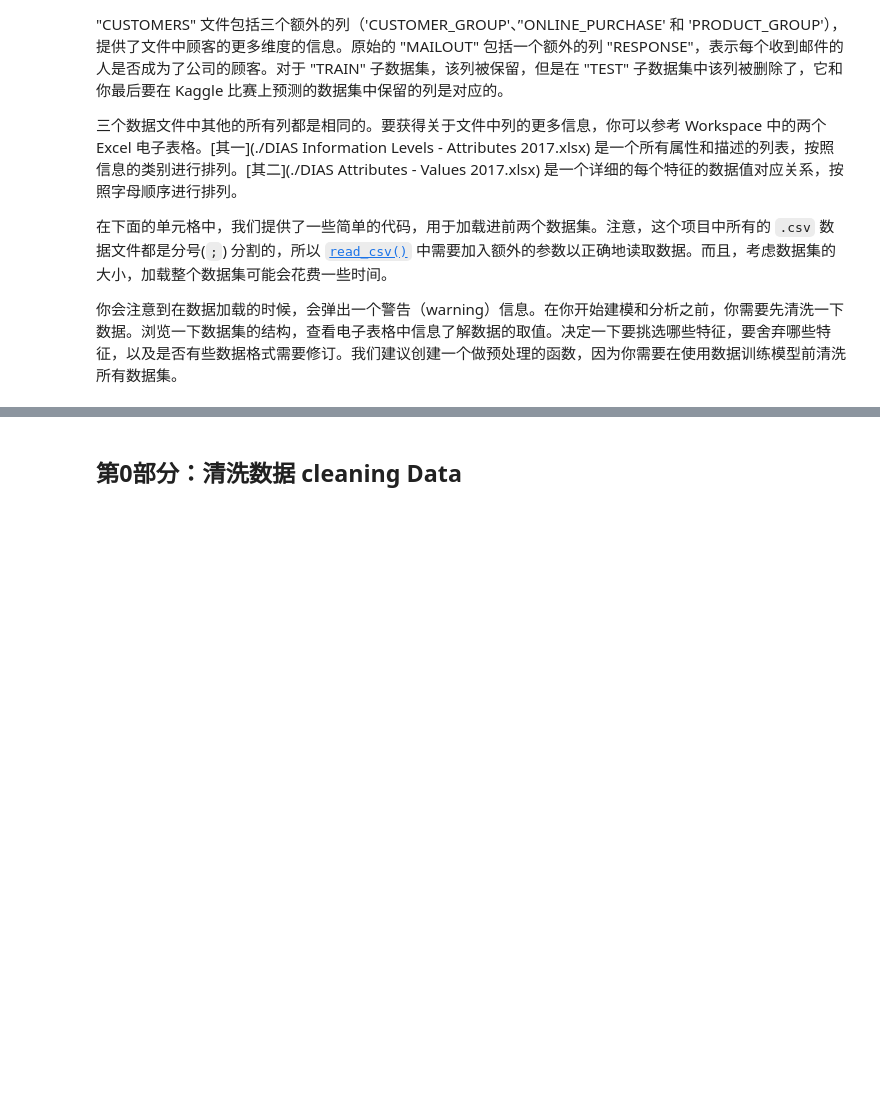
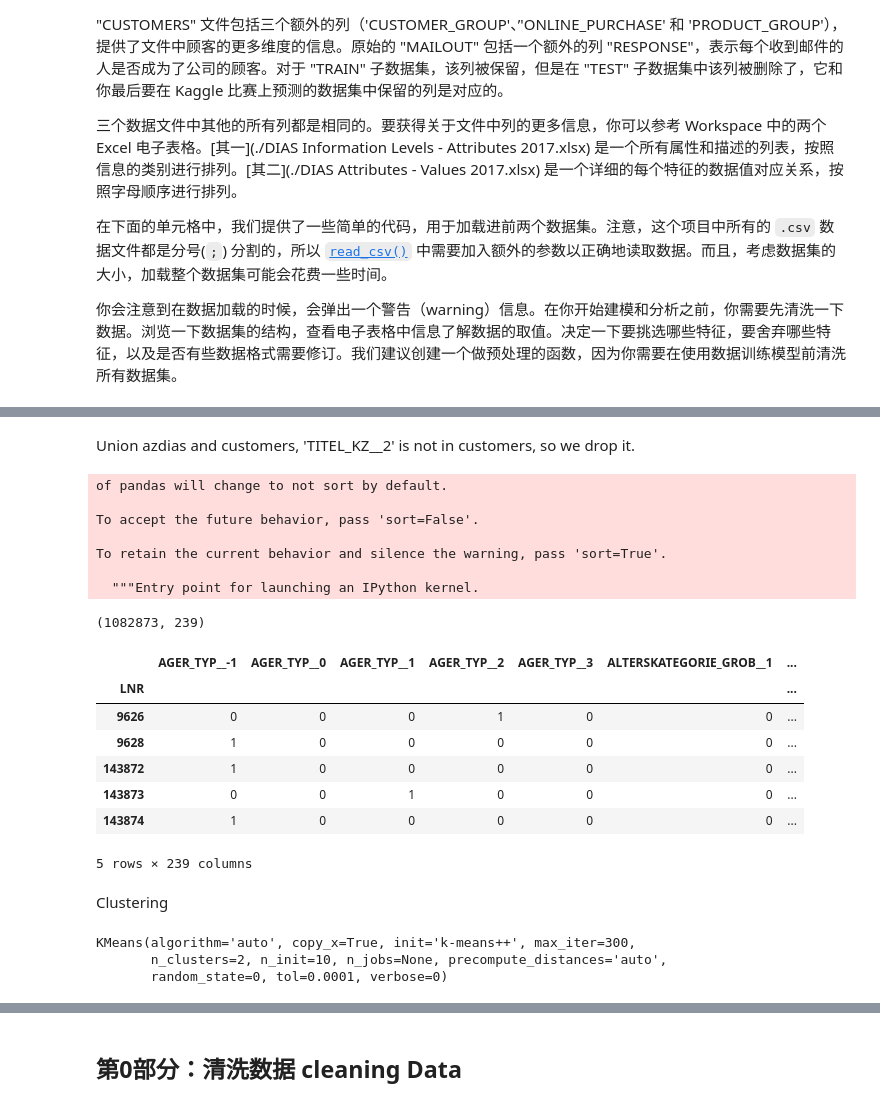
Before and after one commit to xibux-repo/kaggle, a Jupyter notebook: Arvato/Arvato_Project_Workbook_zh.ipynb, the cells around one changed output, grey strips where cells are left out. Saved outputs shown, nothing was run; the diff lists cells and outputs as text; code cells hidden in the pictures; blank space fills up the shorter version.

```diff
--- a/Arvato/Arvato_Project_Workbook_zh.ipynb
+++ b/Arvato/Arvato_Project_Workbook_zh.ipynb
@@ -78,0 +182,35 @@ customers.head()
+# %% [markdown]
+Union azdias and customers, 'TITEL_KZ__2' is not in customers, so we drop it.
+# %%
+union_all = pd.concat([customers_personal_dummies, azdias_personal_dummies])
+union_all.drop(columns=['TITEL_KZ__2'], inplace=True)
+print(union_all.shape)
+union_all.head() # this is the training data
+# %% [output]
+of pandas will change to not sort by default.
+
+To accept the future behavior, pass 'sort=False'.
+
+To retain the current behavior and silence the warning, pass 'sort=True'.
+
+  """Entry point for launching an IPython kernel.
+(1082873, 239)
+|  | AGER_TYP__-1 | AGER_TYP__0 | AGER_TYP__1 | AGER_TYP__2 | AGER_TYP__3 | ALTERSKATEGORIE_GROB__1 | ... |
+| LNR |  |  |  |  |  |  | ... |
+| 9626 | 0 | 0 | 0 | 1 | 0 | 0 | ... |
+| 9628 | 1 | 0 | 0 | 0 | 0 | 0 | ... |
+| 143872 | 1 | 0 | 0 | 0 | 0 | 0 | ... |
+| 143873 | 0 | 0 | 1 | 0 | 0 | 0 | ... |
+| 143874 | 1 | 0 | 0 | 0 | 0 | 0 | ... |
+5 rows × 239 columns
+# %% [markdown]
+Clustering
+# %%
+from sklearn.cluster import KMeans
+X = union_all.drop(columns=['label'])
+kmeans = KMeans(n_clusters=2, random_state=0).fit(X)
+kmeans
+# %% [output]
+KMeans(algorithm='auto', copy_x=True, init='k-means++', max_iter=300,
+       n_clusters=2, n_init=10, n_jobs=None, precompute_distances='auto',
+       random_state=0, tol=0.0001, verbose=0)
```
Also changed, not shown: parts of 27 cells of this notebook.
